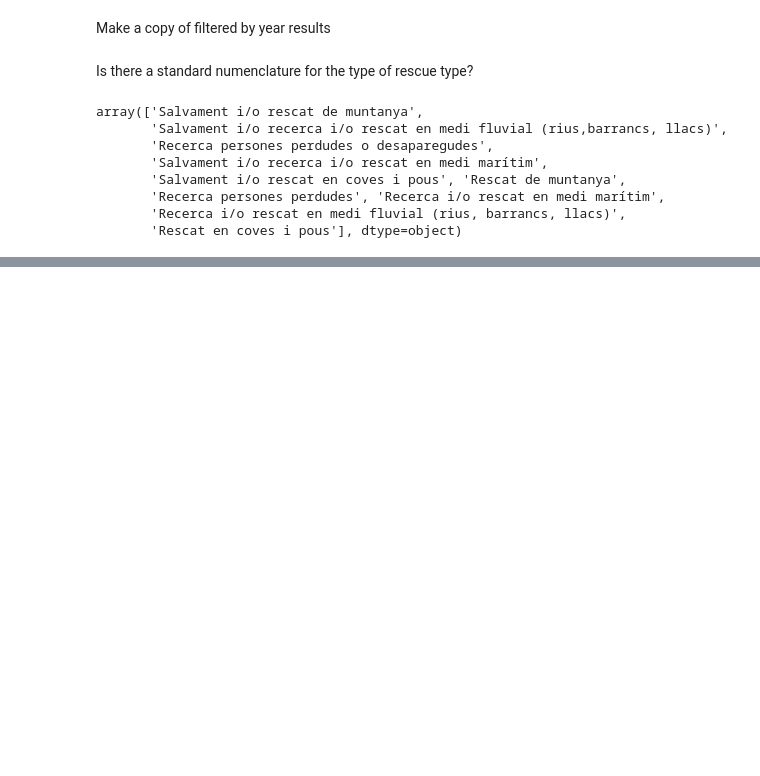
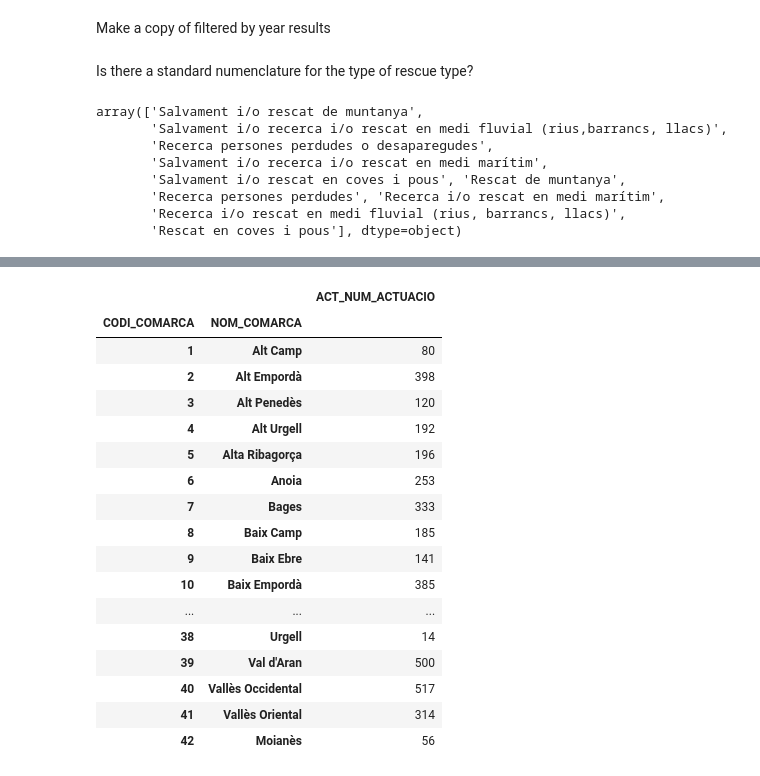
Before and after one commit to belenmvinhas/AVDM_ioib, a Jupyter notebook: ot/civil_protection_plans.ipynb, the cells around one changed output, grey strips where cells are left out. Drawn from its saved outputs; the diff is of its cells as text; code cells hidden in the pictures; blank space fills up the shorter version.

```diff
--- a/ot/civil_protection_plans.ipynb
+++ b/ot/civil_protection_plans.ipynb
@@ -73,0 +93,3 @@ str
+# %%
+rescue_tot_comarca = filt_rescues[["CODI_COMARCA", "NOM_COMARCA","ACT_NUM_ACTUACIO"]].groupby(["CODI_COMARCA", "NOM_COMARCA"]).count().copy(deep = True)
+rescue_tot_comarca.head()
@@ -73,0 +104,23 @@ str
+# %%
+#We are only interested in rescue actions in Catalonia, se we need to pop 'Fora de Catalunya'
+rescue_tot_comarca.drop(0, inplace =  True)
+rescue_tot_comarca
+# %% [output]
+|  |  | ACT_NUM_ACTUACIO |
+| CODI_COMARCA | NOM_COMARCA |  |
+| 1 | Alt Camp | 80 |
+| 2 | Alt Empordà | 398 |
+| 3 | Alt Penedès | 120 |
+| 4 | Alt Urgell | 192 |
+| 5 | Alta Ribagorça | 196 |
+| 6 | Anoia | 253 |
+| 7 | Bages | 333 |
+| 8 | Baix Camp | 185 |
+| 9 | Baix Ebre | 141 |
+| 10 | Baix Empordà | 385 |
+| ... | ... | ... |
+| 38 | Urgell | 14 |
+| 39 | Val d'Aran | 500 |
+| 40 | Vallès Occidental | 517 |
+| 41 | Vallès Oriental | 314 |
+| 42 | Moianès | 56 |
```
Also changed, not shown: parts of 16 cells of this notebook.
